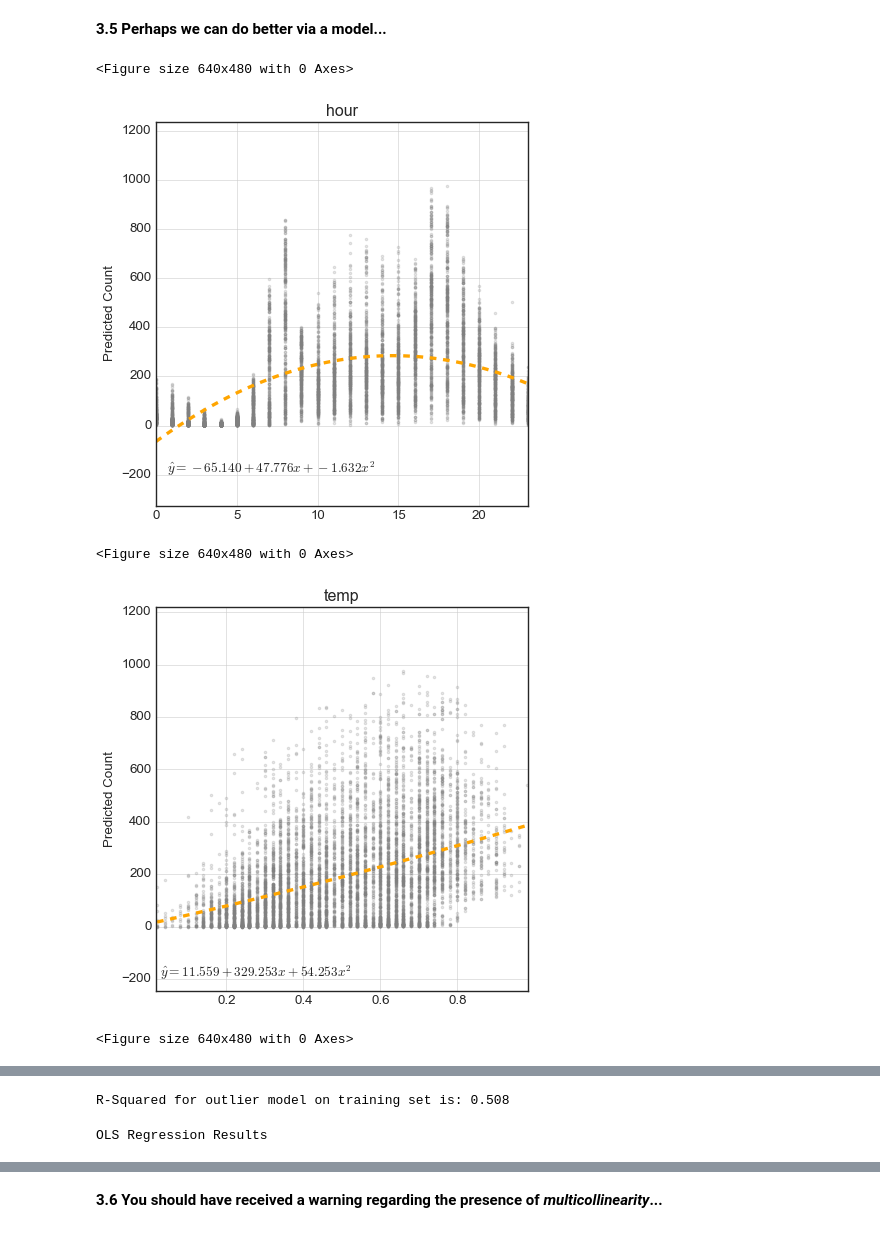
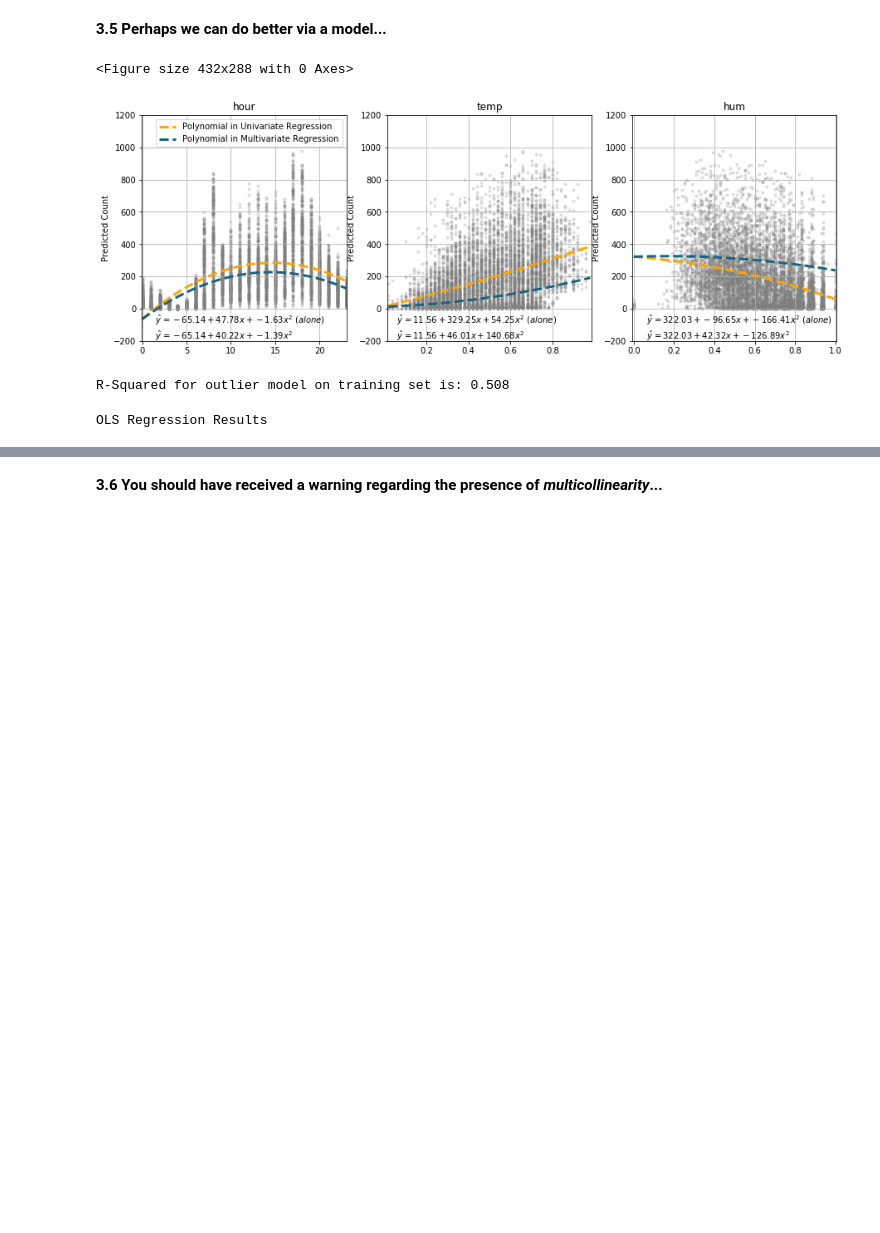
Before and after one commit to kdumontnu/2019-CS109A, a Jupyter notebook: homework/hw3/cs109a_hw3submit.ipynb, the cells around one changed output, grey strips where cells are left out. Saved outputs shown, nothing was run; the diff lists cells and outputs as text; code cells hidden in the pictures; blank space fills up the shorter version.

```diff
--- a/homework/hw3/cs109a_hw3submit.ipynb
+++ b/homework/hw3/cs109a_hw3submit.ipynb
@@ -652,41 +651,61 @@ The residuals are not quite normally distributed. There is a larger tail on the
 # %% [markdown]
 **3.5 Perhaps we can do better via a model...**
 # %%
-# your code here
 X_train_poly = X_train.copy()
 squared_predictors = ['hour', 'temp', 'hum']
+beta_0s = []
+plt.clf()
+fig, axes = plt.subplots(nrows=1, ncols=3, figsize=(15, 5))
 
 for pred in squared_predictors:
+    # Index of squared_predictor
+    i = predictor_vars.index(pred)
+    i_s = squared_predictors.index(pred)
+
     # Update New Model
-    X_train_poly = np.concatenate((X_train_poly, np.power([X_train[:, predictor_vars.index(pred)]], 2).T), axis=1)
+    X_train_poly = np.concatenate((X_train_poly, np.power([X_train[:, i]], 2).T), axis=1)
 
     # Create Model for lone
     OLSModel = sm.OLS(BSS_train.counts, sm.add_constant(
-        np.concatenate((np.array([X_train_poly[:, predictor_vars.index(pred)]]).T,
+        np.concatenate((np.array([X_train_poly[:, i]]).T,
                         np.array([X_train_poly[:, -1]]).T), axis=1)))
     OLSModel_Fit = OLSModel.fit()
-    x = np.linspace(min(X_train_poly[:, predictor_vars.index(pred)]), max(X_train_poly[:, predictor_vars.index(pred)]), 100)
+    x = np.linspace(min(X_train_poly[:, i]), max(X_train_poly[:, i]), 100)
     y = OLSModel_Fit.params[0] + OLSModel_Fit.params[1]*x + OLSModel_Fit.params[2]*np.power(x, 2)
-    plt.clf()
-    fig, axes = plt.subplots(nrows=1, ncols=1, figsize=(6, 6))
-    plt.scatter(X_train_poly[:, predictor_vars.index(pred)], BSS_train.counts, color='grey', marker='.', alpha=0.2)
-    plt.plot(x, y, color='orange', ls='--', linewidth=3)
-    plt.title(pred)
-    plt.ylabel('Predicted Count')
-    plt.grid(True)
-    plt.margins(0, 0.25)
-    plt.text(0,-200 + 8,r"""   $\^y={:1.3f} + {:1.3f}x + {:1.3f}x^2$""".format(OLSModel_Fit.params[0],OLSModel_Fit.params[1],OLSModel_Fit.params[2]))
-    plt.show()
+    beta_0s.append(OLSModel_Fit.params[0])
+
+    axes[i_s].scatter(X_train_poly[:, i], BSS_train.counts, color='grey', marker='.', alpha=0.2)
+    axes[i_s].plot(x, y, color='orange', ls='--', linewidth=3, label='Polynomial in Univariate Regression')
+    axes[i_s].set_title(pred)
+    axes[i_s].set_ylabel('Predicted Count')
+    axes[i_s].set_ylim((-200, 1200))
+    axes[i_s].grid(True)
+    axes[i_s].margins(0, 0.25)
+    axes[i_s].text(0,-100 + 8,r"""     $\^y={:1.2f} + {:1.2f}x + {:1.2f}x^2\ (alone)$""".format(
+        OLSModel_Fit.params[0],OLSModel_Fit.params[1],OLSModel_Fit.params[2]))
 
 OLSModel = sm.OLS(BSS_train.counts, sm.add_constant(X_train_poly))
 OLSModel_Fit = OLSModel.fit()
 
+for pred in squared_predictors:
+    # Index of squared_predictor
+    i = predictor_vars.index(pred)
+    i_s = squared_predictors.index(pred)
+
+    x = np.linspace(min(X_train_poly[:, i]), max(X_train_poly[:, i]), 100)
+    y = beta_0s[i_s] + OLSModel_Fit.params[i+1]*x + OLSModel_Fit.params[len(predictor_vars) + i_s + 1]*np.power(x, 2)
+
+    axes[i_s].plot(x, y, color='#19647E', ls='--', linewidth=3, label='Polynomial in Multivariate Regression')
+    axes[i_s].text(0,-200 + 8,r"""     $\^y={:1.2f} + {:1.2f}x + {:1.2f}x^2$""".format(
+        beta_0s[i_s], OLSModel_Fit.params[i+1], OLSModel_Fit.params[len(predictor_vars) + i_s + 1]))
+axes[0].legend()
+plt.show()
+
 print('R-Squared for outlier model on training set is: {0:1.3f}'.format(OLSModel_Fit.rsquared))
 
 OLSModel_Fit.summary(xname= ['const'] + predictor_vars + np.core.defchararray.add(squared_predictors, '^2').tolist())
 # %% [output]
-<Figure size 640x480 with 0 Axes>
+<Figure size 432x288 with 0 Axes>
-[figure, old version]
+[figure, new version]
-<Figure size 640x480 with 0 Axes>
+R-Squared for outlier model on training set is: 0.508
-[figure, removed]
-<Figure size 640x480 with 0 Axes>
+OLS Regression Results
@@ -694,5 +712,3 @@ OLSModel_Fit.summary(xname= ['const'] + predictor_vars + np.core.defchararray.ad
-R-Squared for outlier model on training set is: 0.508
-OLS Regression Results
 | Dep. Variable: | counts | R-squared: | 0.508 |
 | Model: | OLS | Adj. R-squared: | 0.507 |
 | Method: | Least Squares | F-statistic: | 271.3 |
```
Also changed, not shown: parts of 25 cells of this notebook.
